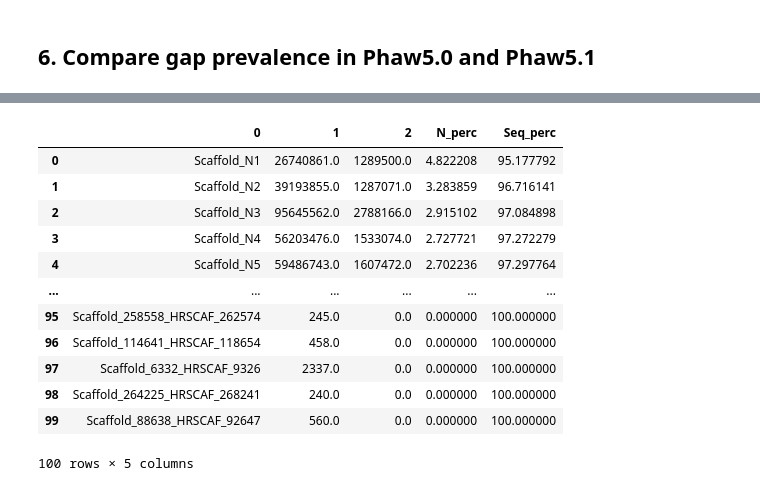
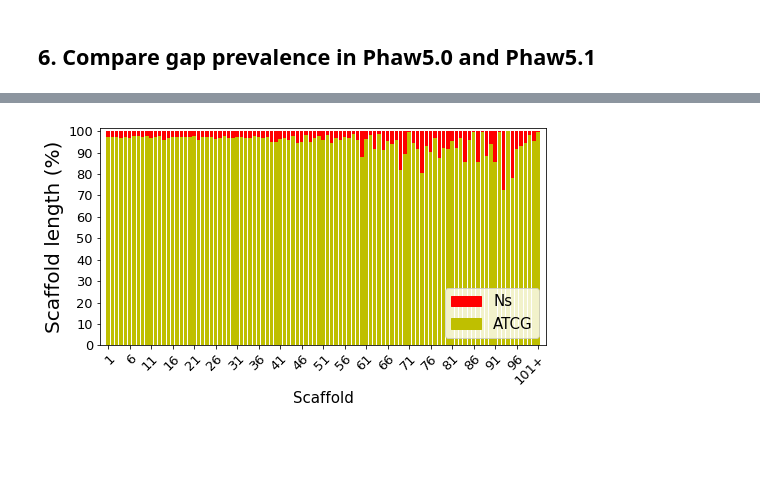
Before and after one commit to Mjaraespejo/Parhyale_MZT_ZGA, a Jupyter notebook: Notebooks/1_2_GenomeAssembly_analysis.ipynb, the cells around one changed output, grey strips where cells are left out. Drawn from its saved outputs; the diff is of its cells as text; code cells hidden in the pictures; blank space fills up the shorter version.

```diff
--- a/Notebooks/1_2_GenomeAssembly_analysis.ipynb
+++ b/Notebooks/1_2_GenomeAssembly_analysis.ipynb
@@ -284,42 +306,28 @@ NsbyScaffphaw5_1
-# %%
-NsbyScaffphaw5_1
-# %% [output]
-|  | 0 | 1 | 2 | N_perc | Seq_perc |
-| 0 | Scaffold_N1 | 26740861.0 | 1289500.0 | 4.822208 | 95.177792 |
-| 1 | Scaffold_N2 | 39193855.0 | 1287071.0 | 3.283859 | 96.716141 |
-| 2 | Scaffold_N3 | 95645562.0 | 2788166.0 | 2.915102 | 97.084898 |
-| 3 | Scaffold_N4 | 56203476.0 | 1533074.0 | 2.727721 | 97.272279 |
-| 4 | Scaffold_N5 | 59486743.0 | 1607472.0 | 2.702236 | 97.297764 |
-| ... | ... | ... | ... | ... | ... |
-| 95 | Scaffold_258558_HRSCAF_262574 | 245.0 | 0.0 | 0.000000 | 100.000000 |
-| 96 | Scaffold_114641_HRSCAF_118654 | 458.0 | 0.0 | 0.000000 | 100.000000 |
-| 97 | Scaffold_6332_HRSCAF_9326 | 2337.0 | 0.0 | 0.000000 | 100.000000 |
-| 98 | Scaffold_264225_HRSCAF_268241 | 240.0 | 0.0 | 0.000000 | 100.000000 |
-| 99 | Scaffold_88638_HRSCAF_92647 | 560.0 | 0.0 | 0.000000 | 100.000000 |
-100 rows × 5 columns
 # %%
 #PLot N_percentage per sacffold in Phaw5.1 assembly
 
-plt.figure(figsize=(7,3))
+plt.figure(figsize=(8,4))
 #data_for_barplot.plot(x="scaffold_id",kind="bar",stacked=True,figsize=(10, 8))
 
 plt.bar(NsbyScaffphaw5_1["scaffold_id"],NsbyScaffphaw5_1["Seq_perc"], color='y')
-plt.bar(NsbyScaffphaw5_1["scaffold_id"],NsbyScaffphaw5_1["N_perc"], color='r',bottom=data_for_barplot["Seq_perc"])
+plt.bar(NsbyScaffphaw5_1["scaffold_id"],NsbyScaffphaw5_1["N_perc"], color='r',bottom=NsbyScaffphaw5_1["Seq_perc"])
 
 scaffold_order = np.arange(1, 102)
 
 plt.xticks(NsbyScaffphaw5_1["scaffold_id"],list(np.append(scaffold_order[:-1],'101+')),rotation=45,fontsize =13,
            horizontalalignment="right",rotation_mode='anchor')
 #plt.xticks(data_for_barplot["scaffold_id"][100:101],"101+",rotation=45, horizontalalignment="right",rotation_mode='anchor')
 plt.yticks(list(range(0,200,10)),rotation=0,fontsize =13, horizontalalignment="right",rotation_mode='anchor')
 plt.locator_params(axis='x', nbins=21)
 plt.ylabel("Scaffold length (%)",fontsize=20)
 plt.xlabel('Scaffold',fontsize=15)
 colors = {'Ns':'red', 'ATCG':'y'}
 labels = list(colors.keys())
 handles = [plt.Rectangle((0,0),1,1, color=colors[label]) for label in labels]
 plt.legend(handles, labels,loc=4,prop={'size': 15})
 plt.margins(x=0.015,y=0.015, tight=True)
 
-#plt.savefig("NsbyScaff_phaw5.0.jpg", dpi=300,bbox_inches = 'tight')
+#plt.savefig("NsbyScaff_phaw5.1.jpg", dpi=300,bbox_inches = 'tight')
 plt.show()
+# %% [output]
+[figure, added]
```
Also changed, not shown: parts of 11 cells of this notebook.
